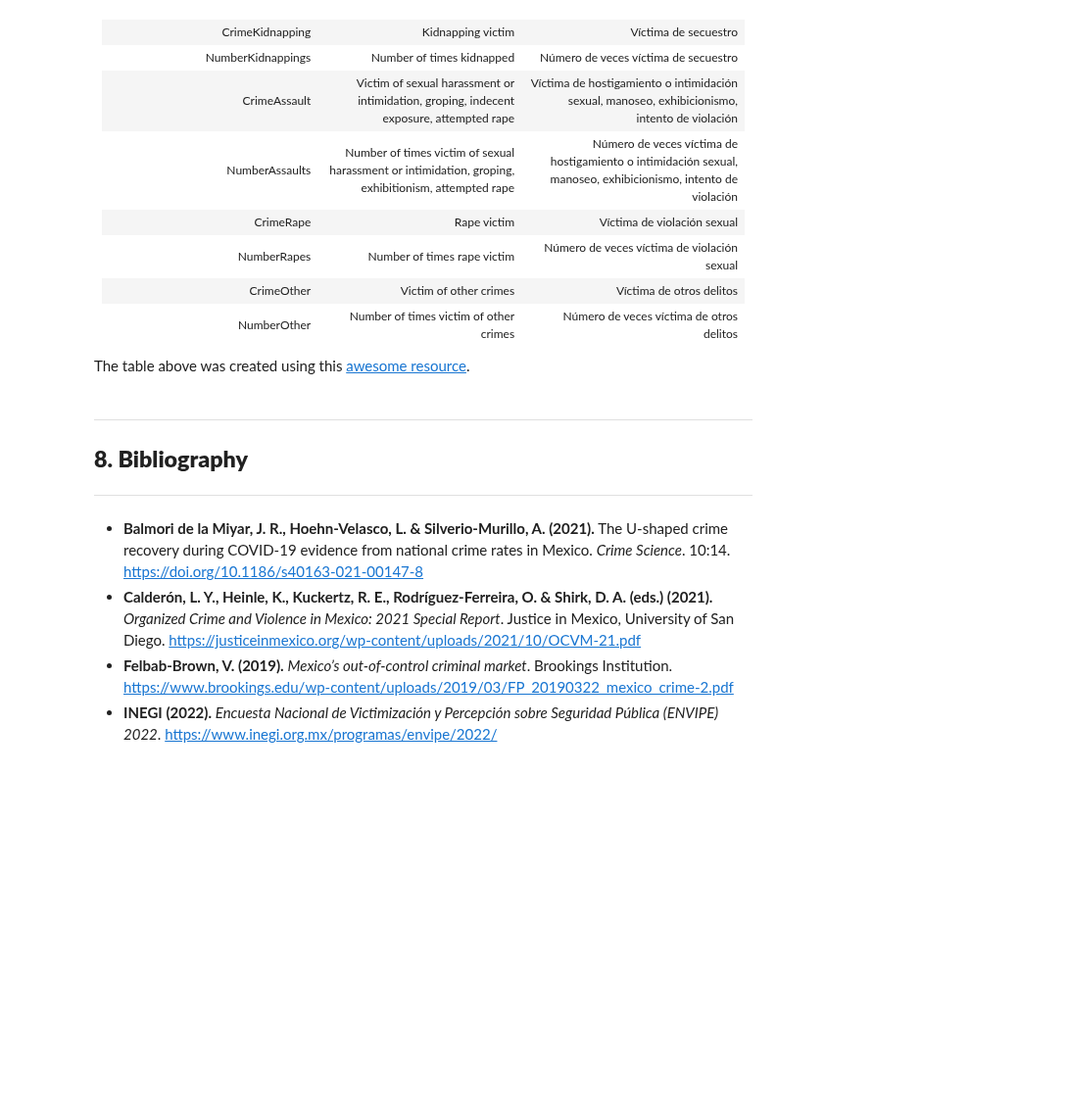
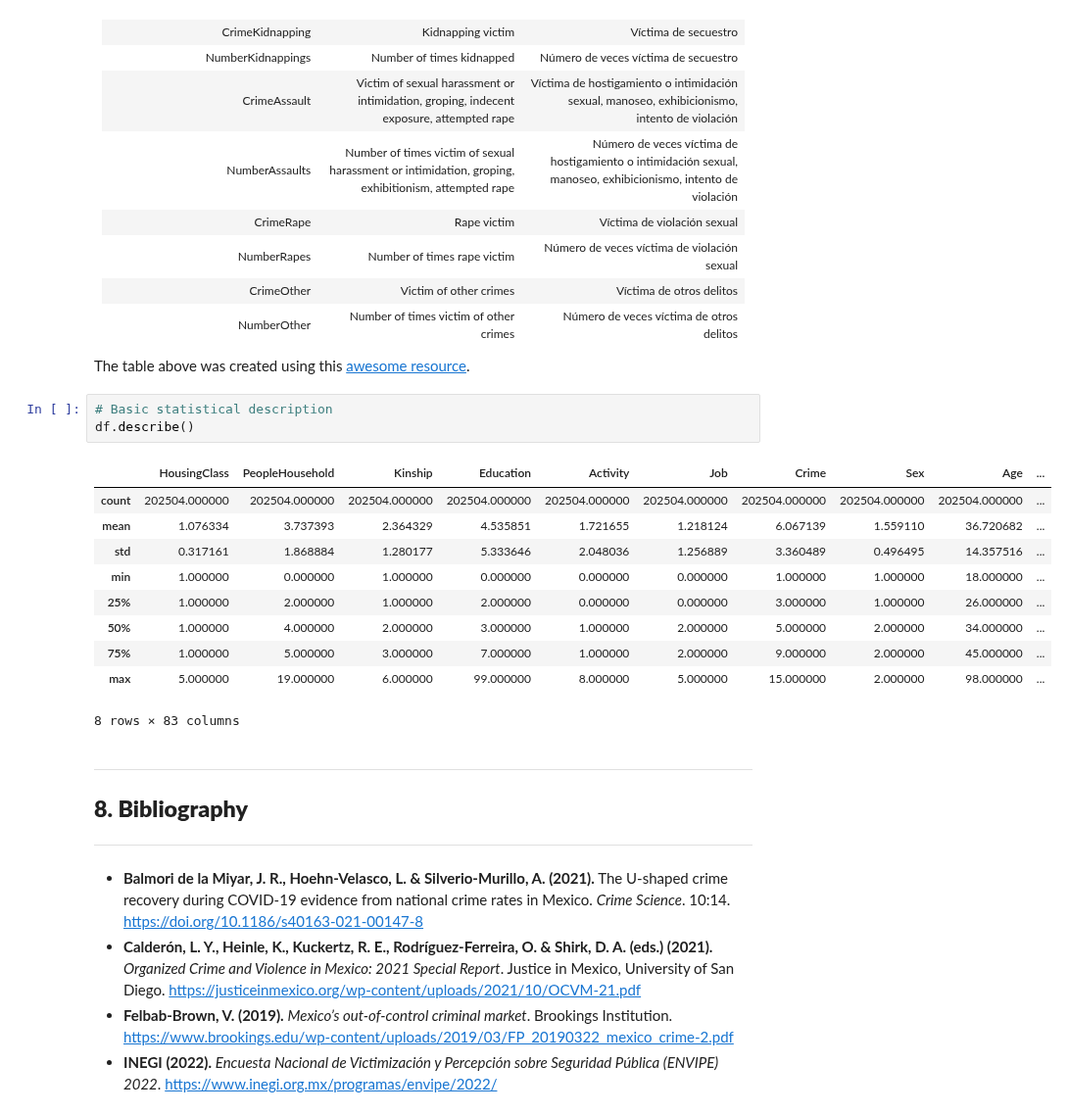
Before and after one commit to DanielEduardoLopez/CrimePredictionMX, a Jupyter notebook: PublicSafetyMX.ipynb, the cells around one changed output. Shown at 98% size. Drawn from its saved outputs; the diff is of its cells as text; blank space fills up the shorter version.

```diff
--- a/PublicSafetyMX.ipynb
+++ b/PublicSafetyMX.ipynb
@@ -313,6 +338,20 @@ The **description of each of the attributes** in the dataset is as follows:
 | NumberOther                        | Number of times victim of other crimes                                                              | Número de veces víctima de otros delitos                                                                      |
 
 <font size="-1">The table above was created using this <a href="https://thisdavej.com/copy-table-in-excel-and-paste-as-a-markdown-table/">awesome resource</a>.</font>
+# %%
+# Basic statistical description
+df.describe()
+# %% [output]
+|  | HousingClass | PeopleHousehold | Kinship | Education | Activity | Job | Crime | Sex | Age | ... |
+| count | 202504.000000 | 202504.000000 | 202504.000000 | 202504.000000 | 202504.000000 | 202504.000000 | 202504.000000 | 202504.000000 | 202504.000000 | ... |
+| mean | 1.076334 | 3.737393 | 2.364329 | 4.535851 | 1.721655 | 1.218124 | 6.067139 | 1.559110 | 36.720682 | ... |
+| std | 0.317161 | 1.868884 | 1.280177 | 5.333646 | 2.048036 | 1.256889 | 3.360489 | 0.496495 | 14.357516 | ... |
+| min | 1.000000 | 0.000000 | 1.000000 | 0.000000 | 0.000000 | 0.000000 | 1.000000 | 1.000000 | 18.000000 | ... |
+| 25% | 1.000000 | 2.000000 | 1.000000 | 2.000000 | 0.000000 | 0.000000 | 3.000000 | 1.000000 | 26.000000 | ... |
+| 50% | 1.000000 | 4.000000 | 2.000000 | 3.000000 | 1.000000 | 2.000000 | 5.000000 | 2.000000 | 34.000000 | ... |
+| 75% | 1.000000 | 5.000000 | 3.000000 | 7.000000 | 1.000000 | 2.000000 | 9.000000 | 2.000000 | 45.000000 | ... |
+| max | 5.000000 | 19.000000 | 6.000000 | 99.000000 | 8.000000 | 5.000000 | 15.000000 | 2.000000 | 98.000000 | ... |
+8 rows × 83 columns
 # %% [markdown]
 <a class="anchor" id="bibliography"></a>
 ___
```
Also changed, not shown: parts of 6 cells of this notebook.
